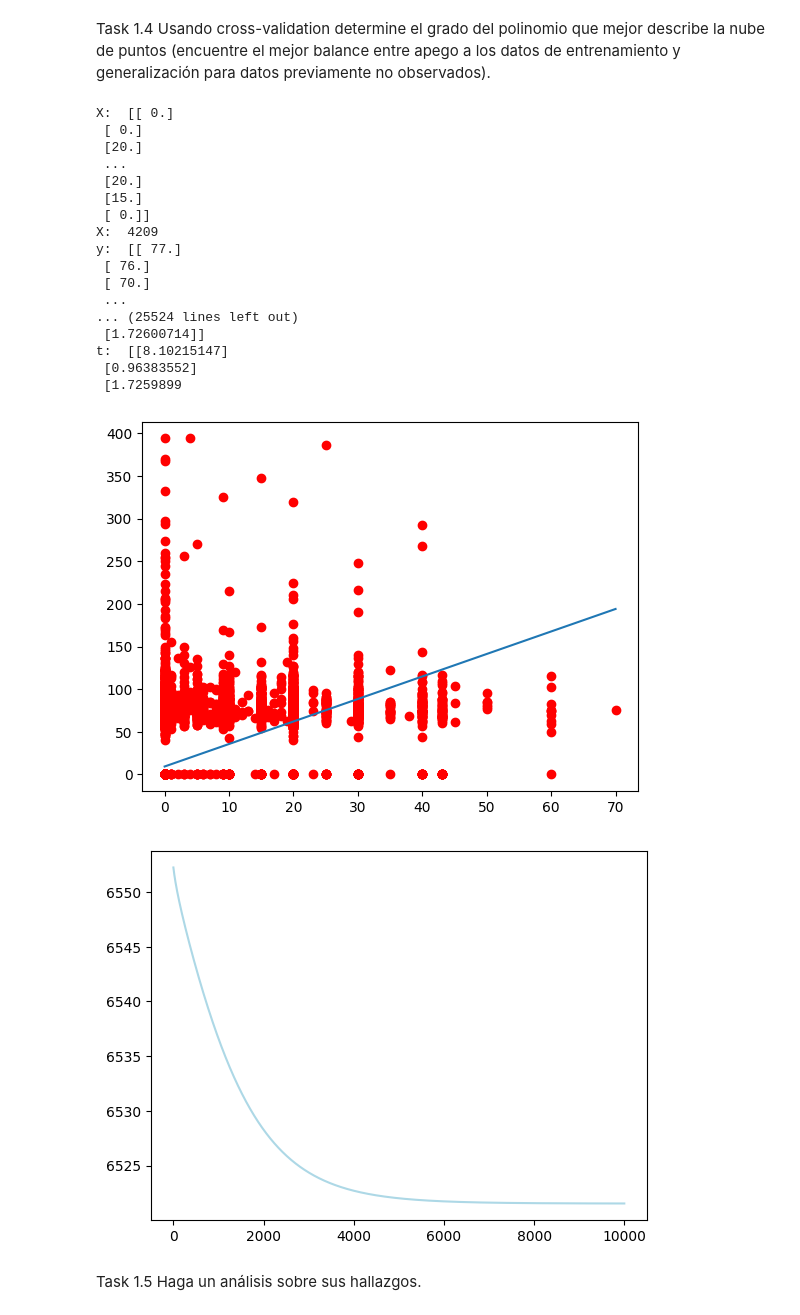
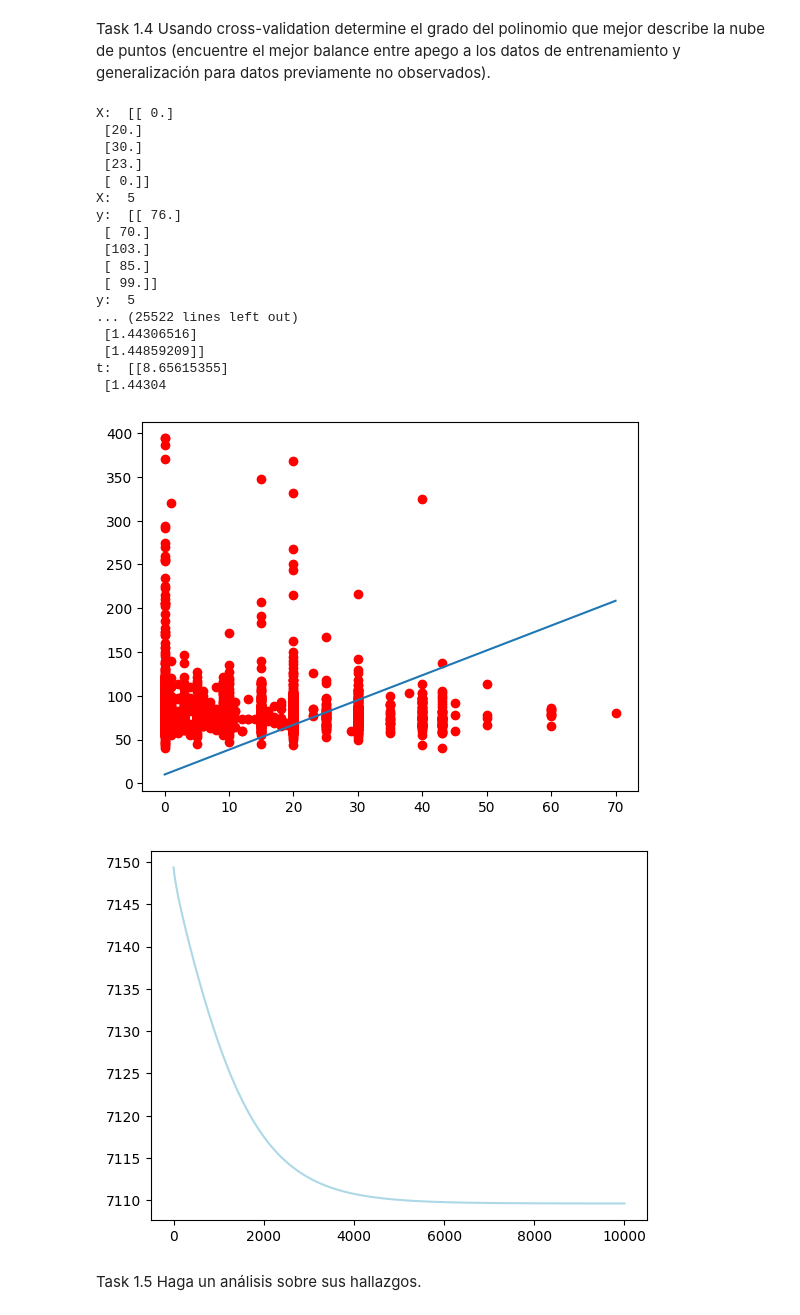
Before and after one commit to Marianadaso3/Lab4.1-IA, a Jupyter notebook: main.ipynb, the cells around one changed output. Cells and saved outputs as stored; diff of their text form; code cells hidden in the pictures.

```diff
--- a/main.ipynb
+++ b/main.ipynb
@@ -131,8 +131,18 @@ plt.show()
 Task 1.4
 Usando cross-validation determine el grado del polinomio que mejor describe la nube de puntos (encuentre el mejor balance entre apego a los datos de entrenamiento y generalización para datos previamente no observados).
 # %%
+#Importaciones de librerías
+import numpy as np
+import matplotlib.pyplot as plt
 import quadratic_cost_function as q
 import linear_regression as l
+
+# Cargar datos y eliminar NaN
+data = np.genfromtxt('framingham.csv', delimiter=',', skip_header=1)
+data = data[~np.isnan(data).any(axis=1)]
+
+# Limpiamos data - Eliminamos nan.
+data = data[1:, :]
 
 # sufre o no un paro cardíaco.
 X = data[:,4]
@@ -188,48 +198,48 @@ tf, costs = l.linear_regression(
     n=10000
 )
 
 # Generando una matriz de datos de prueba
 x = np.linspace(X.min(), X.max(), 100)
 x = x.reshape((-1, 1))
 xr = np.hstack((np.ones_like(x), x))
 
 # Agregando un polinomical feature.
 xr = np.hstack((
     xr,
     xr[:, 1].reshape((xr.shape[0], 1)) ** 1
 ))
 
 # Predicción utilizando la matriz xr
 y_pred = xr @ tf
 
 # Graficando los resultados.
 plt.plot(X, y, "ro")
 plt.plot(x, y_pred)
 plt.show()
 
 # Costo.
 plt.plot(costs, color="lightblue")
 plt.show()
 # %% [output]
 X:  [[ 0.]
- [ 0.]
  [20.]
- ...
- [20.]
- [15.]
+ [30.]
+ [23.]
  [ 0.]]
-X:  4209
-y:  [[ 77.]
- [ 76.]
+X:  5
+y:  [[ 76.]
  [ 70.]
- ...
-... (25524 lines left out)
- [1.72600714]]
-t:  [[8.10215147]
- [0.96383552]
- [1.7259899
+ [103.]
+ [ 85.]
+ [ 99.]]
+y:  5
+... (25522 lines left out)
+ [1.44306516]
+ [1.44859209]]
+t:  [[8.65615355]
+ [1.44304
-[figure, old version]
+[figure, new version]
-[figure, old version]
+[figure, new version]
 # %% [markdown]
 Task 1.5
 Haga un análisis sobre sus hallazgos.
```
